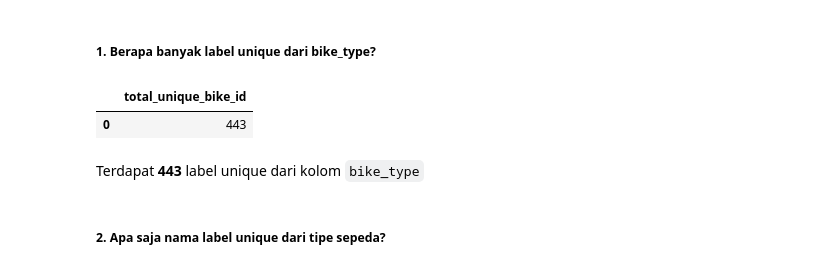
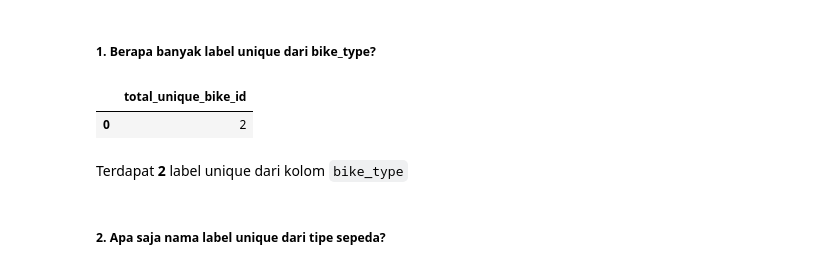
Before and after one commit to karenlontoh/kisi_kisi_lc2_p0, a Jupyter notebook: kisi_kisi_lc2_p0.ipynb, the cells around one changed output. Drawn from its saved outputs; the diff is of its cells as text; code cells hidden in the pictures.

```diff
--- a/kisi_kisi_lc2_p0.ipynb
+++ b/kisi_kisi_lc2_p0.ipynb
@@ -36,18 +36,18 @@ Authenticated
 # %%
 # Menggunakan DISTINCT untuk mengambil unique value dari kolom 'bike_type'
 # Menggunakan COUNT untuk menghitung total unique value dari kolom 'bike_type'
 no1 = client.query("""
 SELECT
-  COUNT(DISTINCT bike_id) AS total_unique_bike_id
+  COUNT(DISTINCT bike_type) AS total_unique_bike_id
 FROM ftds-hacktiv8-project.practice.bike_rent;
 """).to_dataframe()
 
 no1
 # %% [output]
 |  | total_unique_bike_id |
-| 0 | 443 |
+| 0 | 2 |
 # %% [markdown]
-Terdapat **443** label unique dari kolom `bike_type`
+Terdapat **2** label unique dari kolom `bike_type`
 # %% [markdown]
 ##### 2. Apa saja nama label unique dari tipe sepeda?
 # %%
```
Also changed, not shown: 1 other file.
